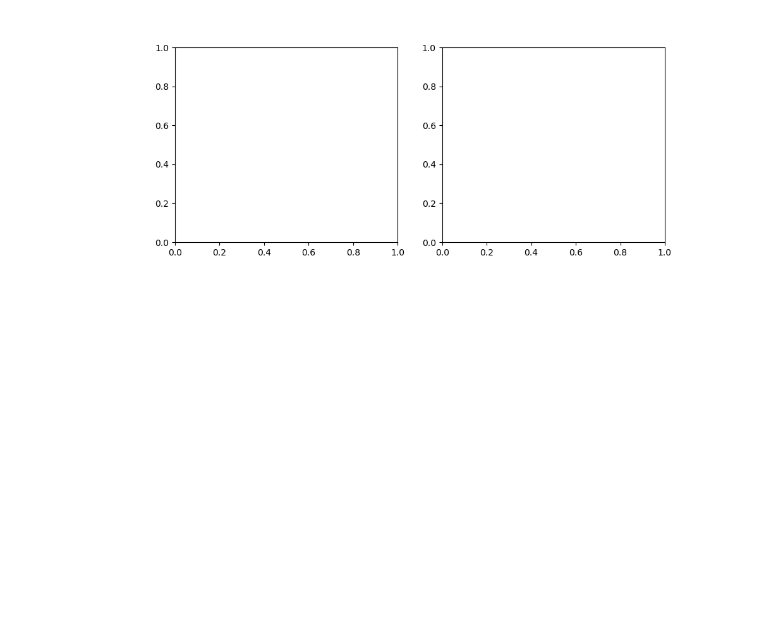
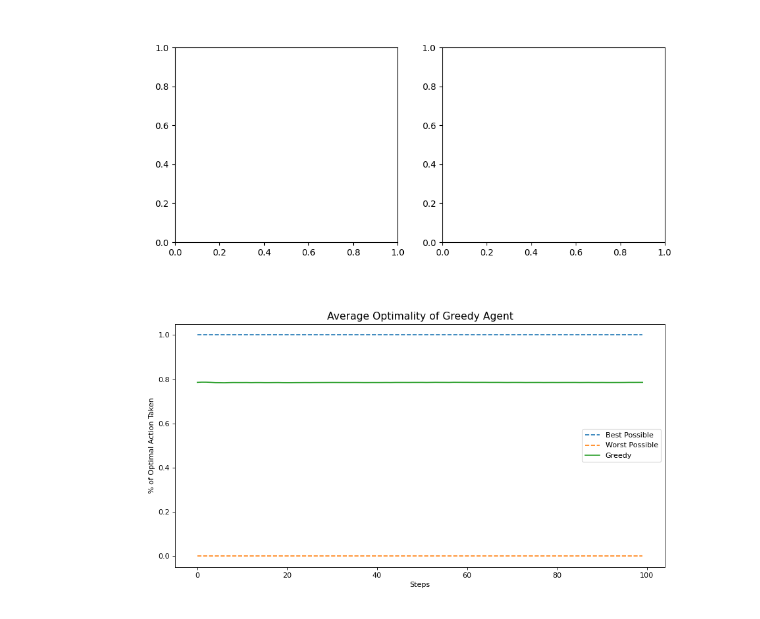
Before and after one commit to Archit997/Multi-armed-Bandits-in-Wireless, a Jupyter notebook: wireless-bandits.ipynb, the cells around one changed output. Saved outputs shown, nothing was run; the diff lists cells and outputs as text; code cells hidden in the pictures; blank space fills up the shorter version.

```diff
--- a/wireless-bandits.ipynb
+++ b/wireless-bandits.ipynb
@@ -54,6 +54,7 @@ class ArmedBanditsEnv():
 
         # Return a constant state of 0. Our environment has no terminal state
         observation, done, info = 0, False, dict()
+        assert (cost.shape[1]==1)
         return cost,self.state, done, info
 
     def reset(self):
@@ -158,7 +159,7 @@ class EpsilonGreedyAgent():
         action_type = (np.random.random_sample(self.num_expts) > self.epsilon).astype(int).reshape(-1,1)
 
         # Generate both types of actions for every experiment
-        exploratory_action = np.tile(np.arange(1, num_slots + 1), (num_expts, 1))
+        exploratory_action = np.tile(np.arange(1, self.num_slots + 1), (self.num_expts, 1))
         greedy_action = greedy_order(self.estimates)
         # Use the one hot encoding to mask the actions for each experiment
         action = greedy_action * action_type + exploratory_action * (1 - action_type)
@@ -283,3 +284,58 @@ anim = FuncAnimation(fig, func=step, frames=num_steps, init_func=init, interval=
 plt.show()
 # %% [output]
 [figure]
+# %%
+def cosine_similarity(vec1, vec2):
+    dot_product = np.dot(vec1, vec2)
+    norm_vec1 = np.linalg.norm(vec1)
+    norm_vec2 = np.linalg.norm(vec2)
+    return dot_product / (norm_vec1 * norm_vec2)
+# %%
+num_expts = 10000
+num_steps = 100
+num_slots = 10
+
+# Initialize the environment
+env = ArmedBanditsBernoulli(num_expts, num_slots)
+# Initialize the agent
+agent = EpsilonGreedyAgent(np.zeros((num_expts, num_slots)),0)
+
+# Store the scores and averages for later plotting
+averages = np.zeros((num_steps))
+optimality = np.zeros((num_steps))
+scores = np.zeros((num_expts, num_steps+1))
+
+#Store the optimal actions for later use
+optimal = greedy_order(env.p_values)
+
+for i in tqdm(range(num_steps)):
+    # Select an action to execute on the environment
+    action_type,action = agent.get_action()
+    cost,state, _, _ = env.step(action_type,action)
+
+    # Update the agent estimates with the previously observed rewards
+    agent.update_estimates(cost,state,action_type,action)
+
+    # Store the average cumulative score and optimality of the current step
+    scores[:,i+1] = scores[:,i] + cost.flatten()
+    avg_score = np.mean(scores[:,i+1]/(i+1))
+    averages[i] = avg_score
+
+    similarities = [cosine_similarity(action[i, :], optimal[i, :]) for i in range(num_expts)]
+
+    current_optimality = np.mean(similarities)
+    optimality[i] = current_optimality
+
+plt.figure(figsize=(12,6), dpi=80, facecolor='w', edgecolor='k')
+plt.plot([1.0 for _ in range(num_steps)], linestyle='--')
+plt.plot([0.0 for _ in range(num_steps)], linestyle='--')
+plt.plot(optimality)
+plt.legend(["Best Possible", "Worst Possible", "Greedy"])
+plt.title("Average Optimality of Greedy Agent", fontsize=14)
+plt.ylabel("% of Optimal Action Taken")
+plt.xlabel("Steps")
+plt.show()
+greedy_scores = averages
+greedy_optimality = optimality
+# %% [output]
+[figure, added]
```
Also changed, not shown: parts of 6 cells of this notebook.
